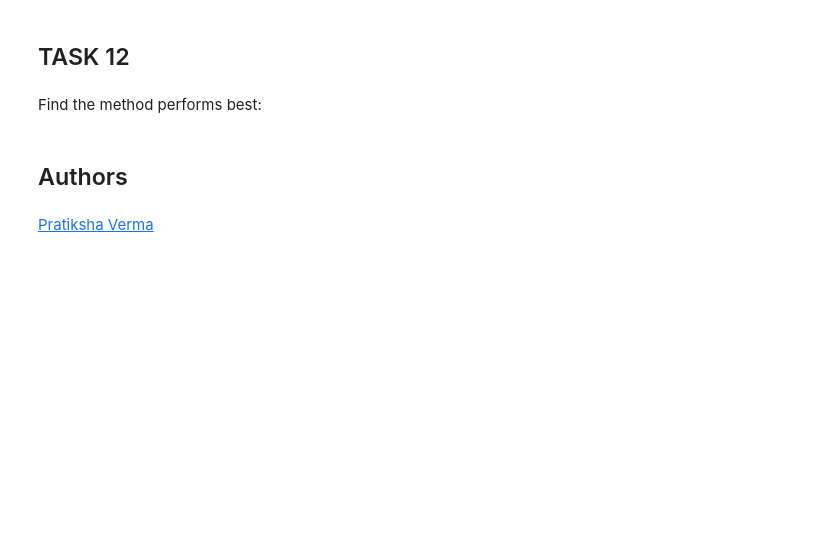
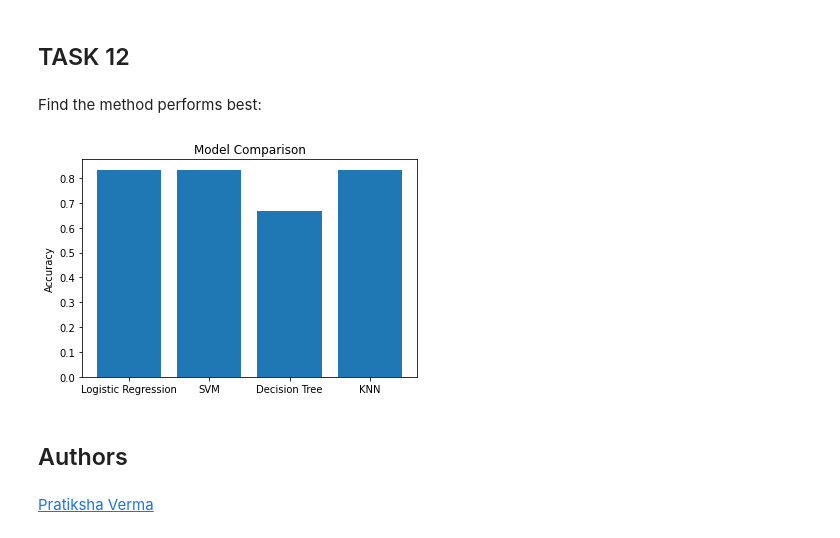
Before and after one commit to krzysztofpk14/IMB-Data-Science-Proffesional-Certificate, a Jupyter notebook: Data Science Project/SpaceX_Machine Learning Prediction.ipynb, the cells around one changed output. Cells and saved outputs as stored; diff of their text form; code cells hidden in the pictures; blank space fills up the shorter version.

```diff
--- a/Data Science Project/SpaceX_Machine Learning Prediction.ipynb
+++ b/Data Science Project/SpaceX_Machine Learning Prediction.ipynb
@@ -443,6 +443,20 @@ plot_confusion_matrix(Y_test,yhat)
 ## TASK  12
 # %% [markdown]
 Find the method performs best:
+# %%
+import matplotlib.pyplot as plt
+Logreg = 0.8333333333333334
+svm = 0.8333333333333334
+Tree = 0.6666666666666666
+KNN = 0.8333333333333334
+models = ['Logistic Regression', 'SVM', 'Decision Tree', 'KNN']
+accuracy = [Logreg, svm, Tree, KNN]
+plt.bar(models, accuracy)
+plt.ylabel('Accuracy')
+plt.title('Model Comparison')
+plt.show()
+# %% [output]
+[figure, added]
 # %% [markdown]
 ## Authors
 # %% [markdown]
```
Also changed, not shown: 1 other file.
